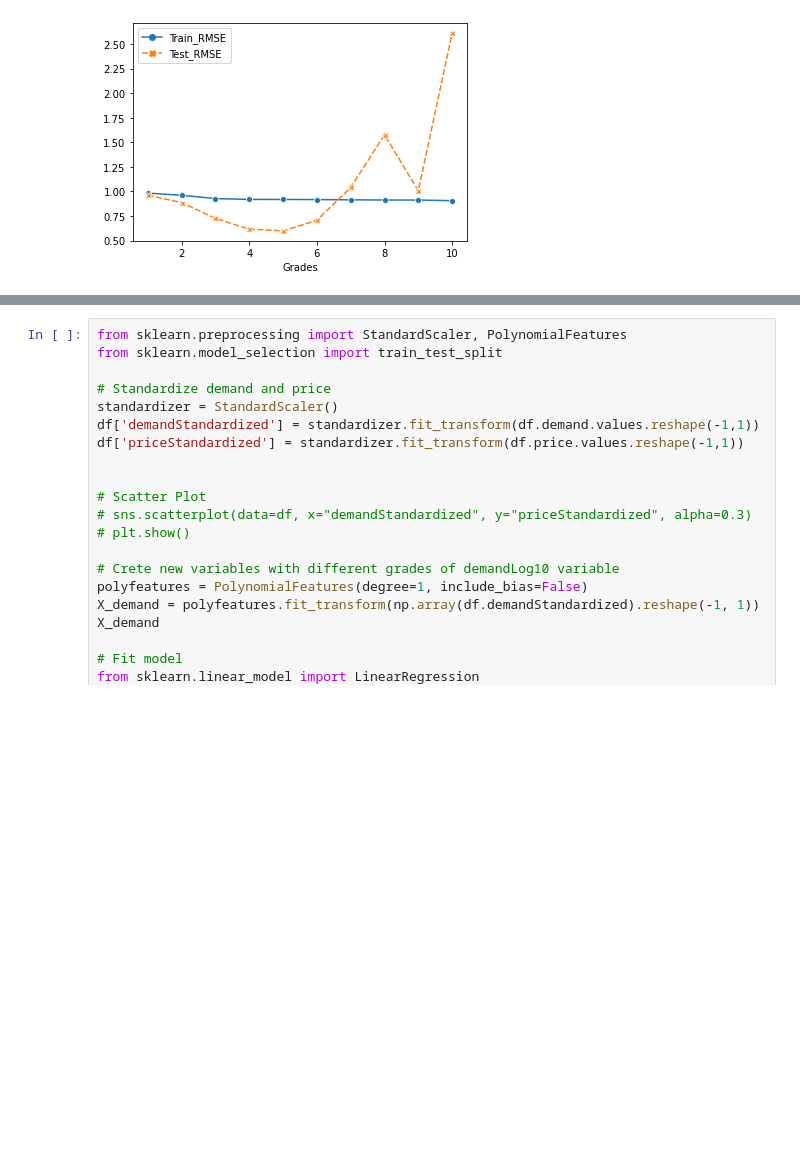
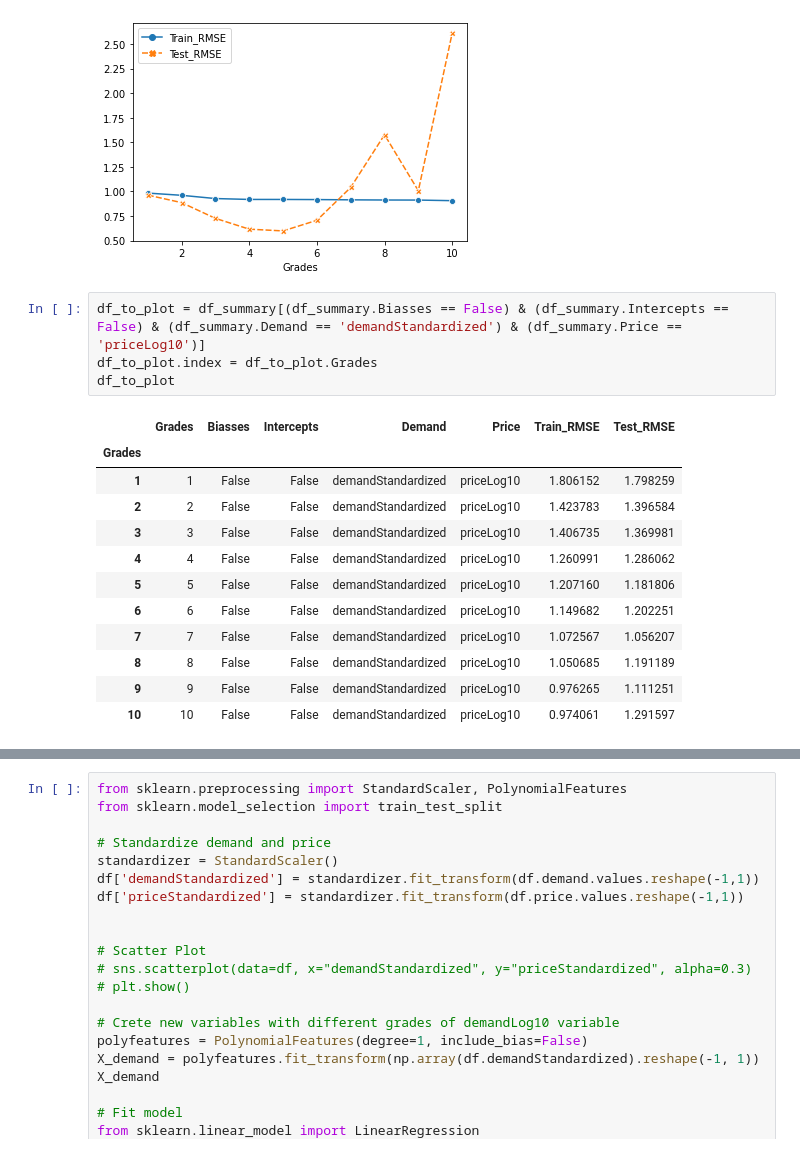
Before and after one commit to shlondon/ElectricityMarket-DataCamp, a Jupyter notebook: ElectricityMarket.ipynb, the cells around one changed output, grey strips where cells are left out. Drawn from its saved outputs; the diff is of its cells as text; blank space fills up the shorter version.

```diff
--- a/ElectricityMarket.ipynb
+++ b/ElectricityMarket.ipynb
@@ -528,3 +542,20 @@ sns.lineplot(data=models.iloc[:,1:3], markers=True)
 # %% [output]
 <AxesSubplot:xlabel='Grades'>
 [figure]
+# %%
+df_to_plot = df_summary[(df_summary.Biasses == False) & (df_summary.Intercepts == False) & (df_summary.Demand == 'demandStandardized') & (df_summary.Price == 'priceLog10')]
+df_to_plot.index = df_to_plot.Grades
+df_to_plot
+# %% [output]
+|  | Grades | Biasses | Intercepts | Demand | Price | Train_RMSE | Test_RMSE |
+| Grades |  |  |  |  |  |  |  |
+| 1 | 1 | False | False | demandStandardized | priceLog10 | 1.806152 | 1.798259 |
+| 2 | 2 | False | False | demandStandardized | priceLog10 | 1.423783 | 1.396584 |
+| 3 | 3 | False | False | demandStandardized | priceLog10 | 1.406735 | 1.369981 |
+| 4 | 4 | False | False | demandStandardized | priceLog10 | 1.260991 | 1.286062 |
+| 5 | 5 | False | False | demandStandardized | priceLog10 | 1.207160 | 1.181806 |
+| 6 | 6 | False | False | demandStandardized | priceLog10 | 1.149682 | 1.202251 |
+| 7 | 7 | False | False | demandStandardized | priceLog10 | 1.072567 | 1.056207 |
+| 8 | 8 | False | False | demandStandardized | priceLog10 | 1.050685 | 1.191189 |
+| 9 | 9 | False | False | demandStandardized | priceLog10 | 0.976265 | 1.111251 |
+| 10 | 10 | False | False | demandStandardized | priceLog10 | 0.974061 | 1.291597 |
```
Also changed, not shown: parts of 6 cells of this notebook.
